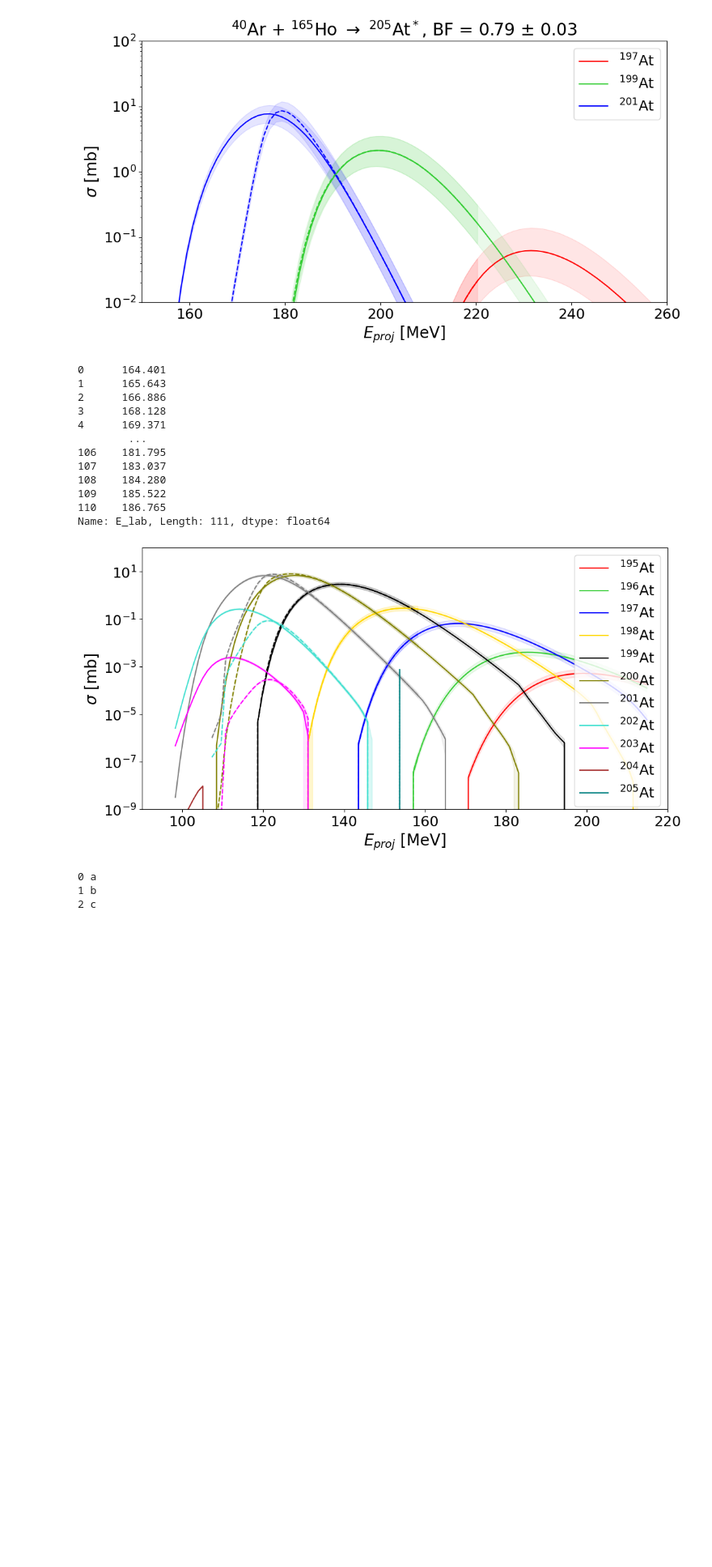
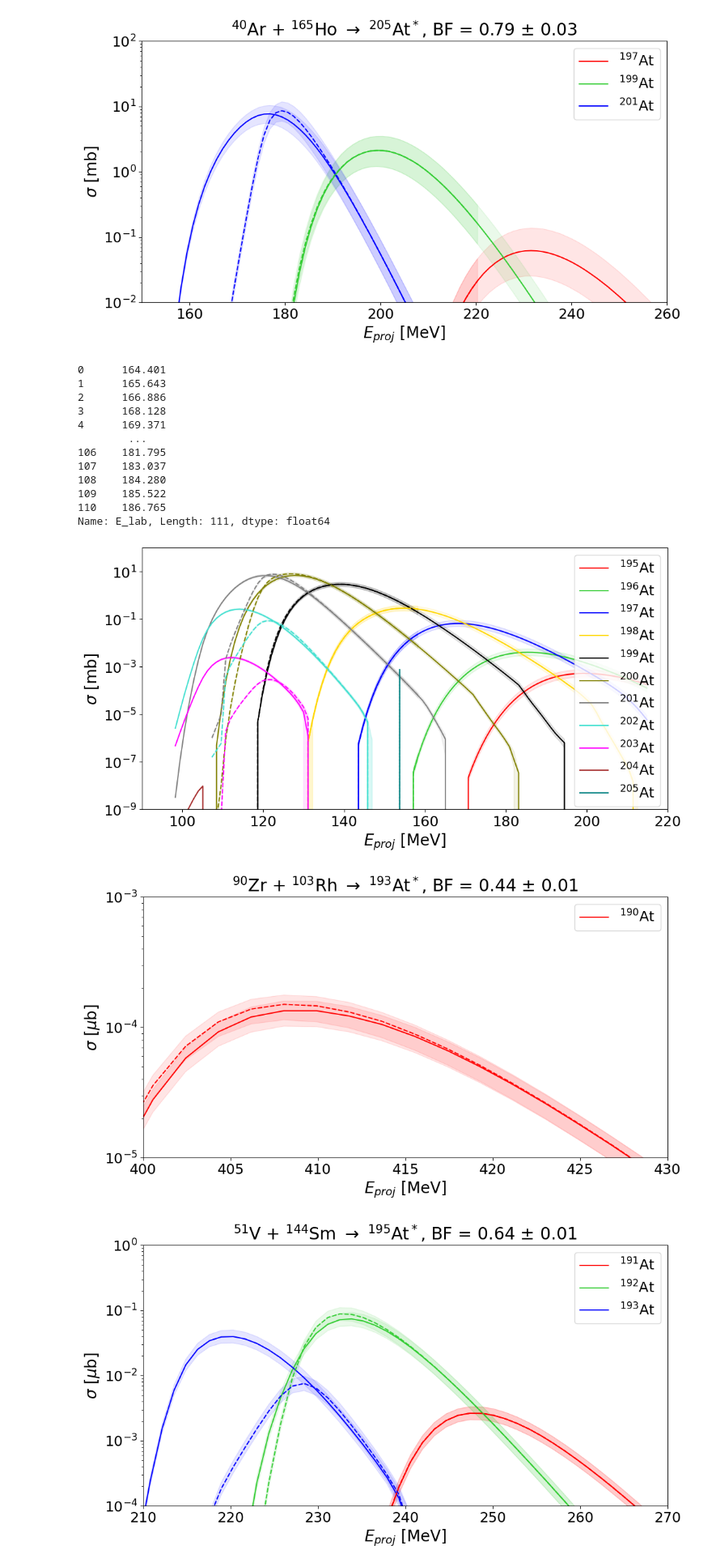
Before and after one commit to AdamSitarcik/dissertation, a Jupyter notebook: figs/excitation_functions/excitation_functions.ipynb, the cells around one changed output. Shown at 81% size. Cells and saved outputs as stored; diff of their text form; code cells hidden in the pictures; blank space fills up the shorter version.

Commit message:
add astatine reactions to the script

```diff
--- a/figs/excitation_functions/excitation_functions.ipynb
+++ b/figs/excitation_functions/excitation_functions.ipynb
@@ -18,7 +18,7 @@ PATH_TO_HIVAPS = '/home/adam/skola/phd/hivap/HIVAP-CODE/Hivap/MyHivap/results'
 colors = ['red', 'limegreen', 'blue', 'gold', 'black', 'olive', 'grey', 'turquoise', 'magenta', 'brown', 'teal', 'maroon']
 # %%
 class Reaction:
-    def __init__(self, projectile, target, cn, barfac, unit='mb', evap_channel='xn', sigr=2.5, bf_diff=0.00, channels_to_show=[], lowYRange=0, highYRange=0, lowXRange=0, highXRange=0):
+    def __init__(self, projectile, target, cn, barfac, sigr, unit='mb', evap_channel='xn', bf_diff=0.00, channels_to_show=[], lowYRange=0, highYRange=0, lowXRange=0, highXRange=0, note=''):
         self.projectile = projectile
         self.target = target
         self.cn = cn
@@ -34,6 +34,7 @@ class Reaction:
         self.highYRange = highYRange
         self.lowXRange = lowXRange
         self.highXRange = highXRange
+        self.note = note
         self.__getData()
 
         if not channels_to_show: # and (self.data_ifus0['isotope'].unique() == self.data_ifus10['isotope'].unique()).all():
@@ -195,11 +196,11 @@ class Reaction:
                              self.data_ifus10_bf_high[self.data_ifus10_bf_high['isotope'] == channel]['CS'],
                              color=colors[index], alpha=alpha_value)
 
-    def saveFig(self, note='', extension='pdf'):
+    def saveFig(self, self.note, extension='pdf'):
         extension_types = ['pdf', 'svg', 'png']
         if extension not in extension_types:
             raise ValueError('Invalid extension type, please choose one from: %s' % extension_types)
 
-        plt.savefig('figs/' + self.projectile + '_' + self.target + '_' + self.cn + '_' + self.evap_channel + '_barfac' + f'{self.barfac:.2f}' + '_sigr' + str(self.sigr) + str('' if len(note) == 0 else '_') + note + '.' + extension, bbox_inches='tight')
+        plt.savefig('figs/' + self.projectile + '_' + self.target + '_' + self.cn + '_' + self.evap_channel + '_barfac' + f'{self.barfac:.2f}' + '_sigr' + str(self.sigr) + str('' if len(note) == 0 else '_') + self.note + '.' + extension, bbox_inches='tight')
 # %%
 reaction1 = Reaction('40Ar', '165Ho', '205At', 0.79, evap_channel='xn', sigr=3.3, channels_to_show=['197At', '199At', '201At'], bf_diff=0.03)
@@ -228,11 +229,27 @@ reaction2 = Reaction('24Mg', '181Ta', '205At', 0.77, unit='mb', evap_channel='xn
 reaction2.plot()
 # %% [output]
 [figure]
-# %%
-a= ['a', 'b', 'c']
-for index, value in enumerate(a):
-    print(index, value)
-# %% [output]
-0 a
-1 b
-2 c
+# %%
+reactions = [
+    Reaction('90Zr', '103Rh', '193At', 0.44, 3.0, bf_diff=0.01, channels_to_show=['190At'], unit='nb'),
+    Reaction('51V', '144Sm', '195At', 0.64, 2.5, bf_diff=0.01, channels_to_show=['191At', '192At', '193At'], unit='ub'),
+    Reaction('54Fe', '141Pr', '195At', 0.64, 2.5, bf_diff=0.01, channels_to_show=['191At', '192At', '193At'], unit='ub'),
+    Reaction('56Fe', '141Pr', '197At', 0.66, 2.5, bf_diff=0.01, channels_to_show=['193At', '194At', '195At'], unit='ub'),
+    Reaction('51V', '147Sm', '198At', 0.67, 2.8, bf_diff=0.01, channels_to_show=['194At', '195At', '196At'], unit='ub'),
+    Reaction('40Ca', '159Tb', '199At', 0.76, 3.2, bf_diff=0.01, channels_to_show=['194Po', '195Po', '196Po'], unit='ub', evap_channel='pxn'),
+    Reaction('45Sc', '156Gd', '201At', 0.65, 3.2, bf_diff=0.01, channels_to_show=['197At', '198At'], unit='ub'),
+    Reaction('45Sc', '157Gd', '202At', 0.70, 3.2, bf_diff=0.01, channels_to_show=['197At', '198At', '199At'], unit='ub'),
+    Reaction('45Sc', '158Gd', '203At', 0.71, 3.2, bf_diff=0.01, channels_to_show=['198At', '199At', '200At'], unit='ub'),
+    Reaction('44Ca', '159Tb', '203At', 0.69, 3.2, bf_diff=0.01, channels_to_show=['198At', '199At', '200At'], unit='ub'),
+    Reaction('40Ar', '165Ho', '205At', 0.79, 3.3, bf_diff=0.01, channels_to_show=['196At', '197At', '198At', '199At', '200At', '201At', '202At'], unit='mb'),
+    Reaction('24Mg', '181Ta', '205At', 0.78, 3.2, bf_diff=0.01, channels_to_show=['197At', '198At', '199At', '200At'], unit='mb'),
+    Reaction('26Mg', '181Ta', '207At', 0.81, 3.2, bf_diff=0.01, channels_to_show=['200At', '201At', '202At', '203At'], unit='mb'),
+    Reaction('48Ca', '159Tb', '207At', 0.82, 3.2, bf_diff=0.01, channels_to_show=['201At', '202At', '203At', '204At'], unit='mb'),
+]
+# %%
+for reaction in reactions:
+    reaction.plot(show_title=True)
+    reaction.saveFig()
+# %% [output]
+[figure, added]
+[figure, added]
```
Also changed, not shown: parts of 2 cells of this notebook, 14 other files.
